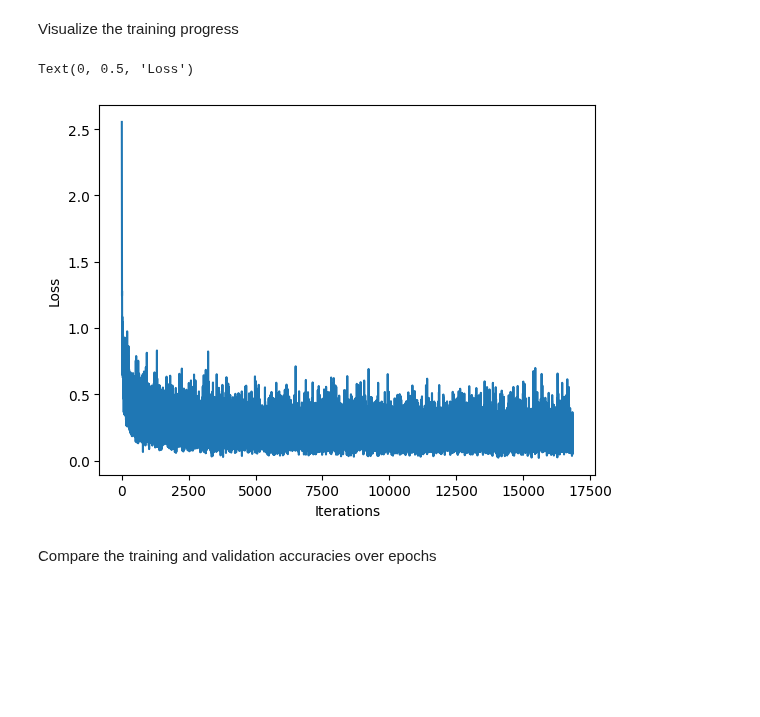
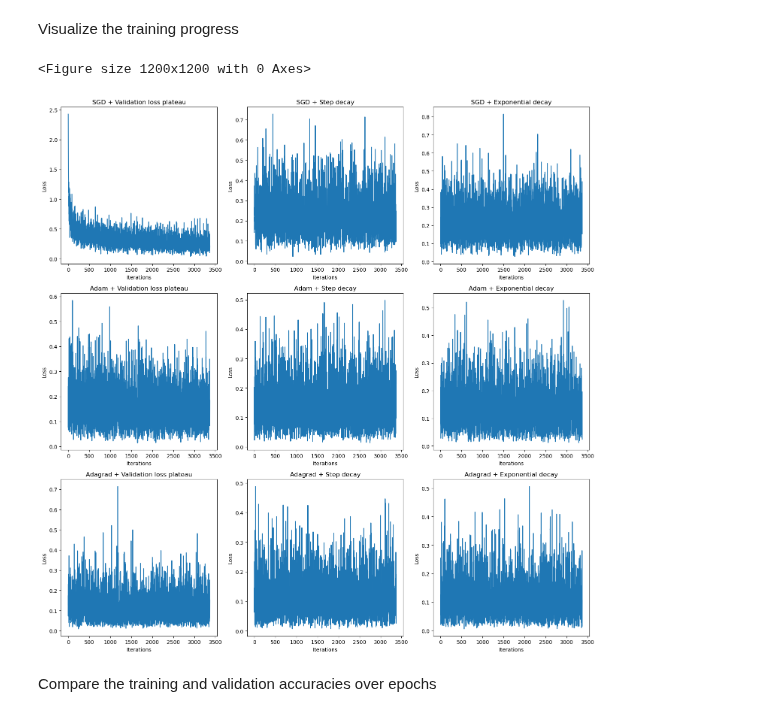
Before and after one commit to denpalrius/AI-Machine-Learning-Practice, a Jupyter notebook: mlp/mnist_mlp.ipynb, the cells around one changed output. Cells and saved outputs as stored; diff of their text form; code cells hidden in the pictures; blank space fills up the shorter version.

```diff
--- a/mlp/mnist_mlp.ipynb
+++ b/mlp/mnist_mlp.ipynb
@@ -192,0 +165,7 @@ scheduler = torch.optim.lr_scheduler.ReduceLROnPlateau(optimizer,
+# %%
+def create_scheduler(optimizer, scheduler, desc):
+    return {
+        "optimizer": optimizer,
+        "scheduler": scheduler,
+        "desc": desc
+    }
@@ -287,0 +291,14 @@ Test accuracy 97.29%
+# %%
+NUM_EPOCHS = 20
+
+training_results = []
+for params in training_params:
+
+    print('=============================')
+    print(params['desc'])
+    print('=============================')
+
+    results = train(NUM_EPOCHS, params['optimizer'], params['scheduler'])
+
+    results['desc'] = params['desc']
+    training_results.append(results)
@@ -288,11 +340,23 @@ Test accuracy 97.29%
 # %% [markdown]
 Visualize the training progress
-# %%
-plt.plot(range(len(minibatch_loss_list)), minibatch_loss_list)
-plt.xlabel('Iterations')
-plt.ylabel('Loss')
-# %% [output]
-Text(0, 0.5, 'Loss')
-[figure, removed]
+# %%
+plt.figure(figsize=(12, 12))
+fig, ax = plt.subplots(3, 3, figsize=(15, 15))
+
+for i, results in enumerate(np.array(training_results).reshape((3,3))):
+    for j, res in enumerate(results):
+        loss_list = res['minibatch_loss_list']
+        title = str(res['desc']).replace(' optimizer with ', ' + ').replace(' scheduler','')
+
+        ax[i,j].plot(range(len(loss_list)), loss_list)
+        ax[i,j].set_title(title)
+        ax[i,j].set_xlabel('Iterations')
+        ax[i,j].set_ylabel('Loss')
+
+plt.tight_layout()
+plt.show()
+# %% [output]
+<Figure size 1200x1200 with 0 Axes>
+[figure, added]
 # %% [markdown]
 Compare the training and validation accuracies over epochs
```
Also changed, not shown: parts of 20 cells of this notebook, 4 other files.
